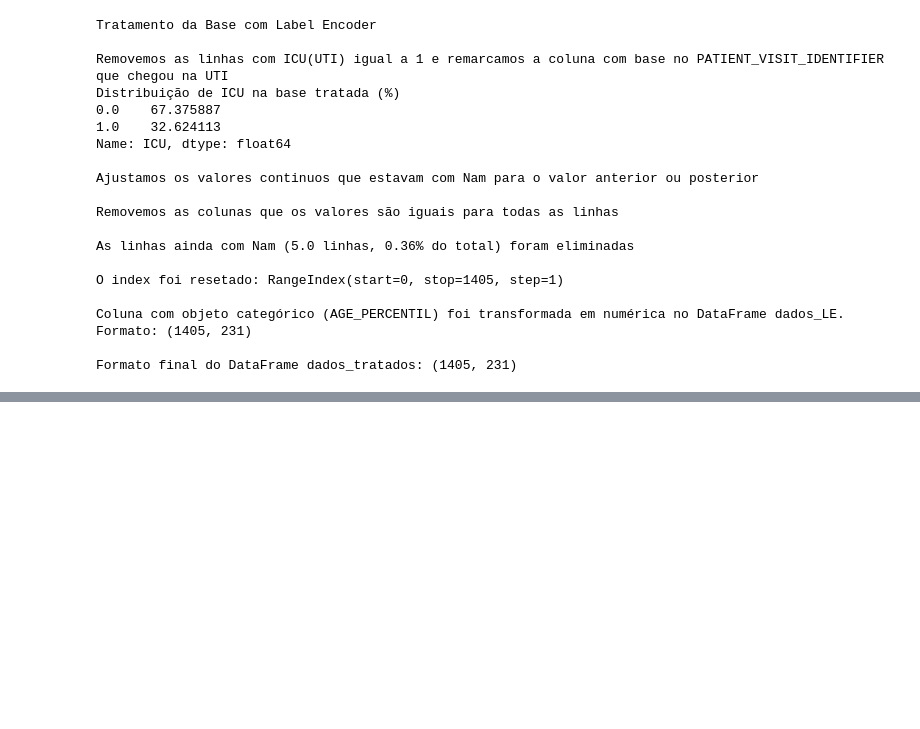
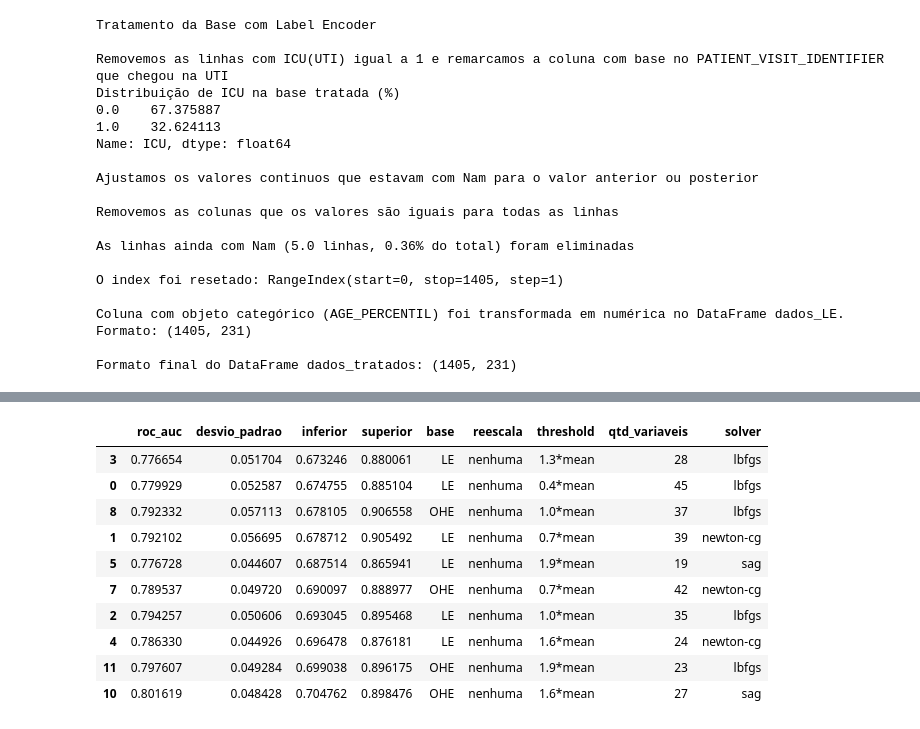
Before and after one commit to ricardosaj/ProjetoFinalBootcampAluraDataScience, a Jupyter notebook: ProjetoBCFinal.ipynb, the cells around one changed output, grey strips where cells are left out. Cells and saved outputs as stored; diff of their text form; code cells hidden in the pictures; blank space fills up the shorter version.

```diff
--- a/ProjetoBCFinal.ipynb
+++ b/ProjetoBCFinal.ipynb
@@ -578,0 +668,14 @@ class seleciona_modelo():
+# %%
+selecao_LR.classifica_resultados().head(10)
+# %% [output]
+|  | roc_auc | desvio_padrao | inferior | superior | base | reescala | threshold | qtd_variaveis | solver |
+| 3 | 0.776654 | 0.051704 | 0.673246 | 0.880061 | LE | nenhuma | 1.3*mean | 28 | lbfgs |
+| 0 | 0.779929 | 0.052587 | 0.674755 | 0.885104 | LE | nenhuma | 0.4*mean | 45 | lbfgs |
+| 8 | 0.792332 | 0.057113 | 0.678105 | 0.906558 | OHE | nenhuma | 1.0*mean | 37 | lbfgs |
+| 1 | 0.792102 | 0.056695 | 0.678712 | 0.905492 | LE | nenhuma | 0.7*mean | 39 | newton-cg |
+| 5 | 0.776728 | 0.044607 | 0.687514 | 0.865941 | LE | nenhuma | 1.9*mean | 19 | sag |
+| 7 | 0.789537 | 0.049720 | 0.690097 | 0.888977 | OHE | nenhuma | 0.7*mean | 42 | newton-cg |
+| 2 | 0.794257 | 0.050606 | 0.693045 | 0.895468 | LE | nenhuma | 1.0*mean | 35 | lbfgs |
+| 4 | 0.786330 | 0.044926 | 0.696478 | 0.876181 | LE | nenhuma | 1.6*mean | 24 | newton-cg |
+| 11 | 0.797607 | 0.049284 | 0.699038 | 0.896175 | OHE | nenhuma | 1.9*mean | 23 | lbfgs |
+| 10 | 0.801619 | 0.048428 | 0.704762 | 0.898476 | OHE | nenhuma | 1.6*mean | 27 | sag |
```
Also changed, not shown: parts of 18 cells of this notebook.
